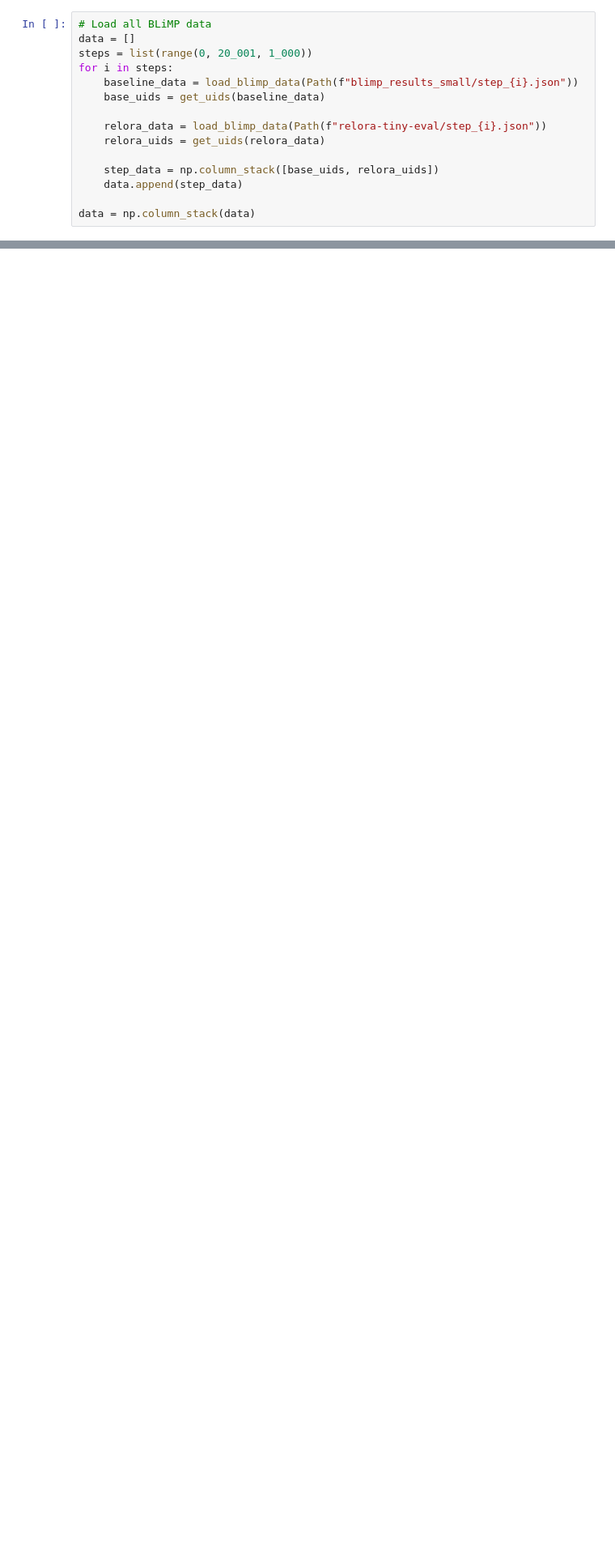
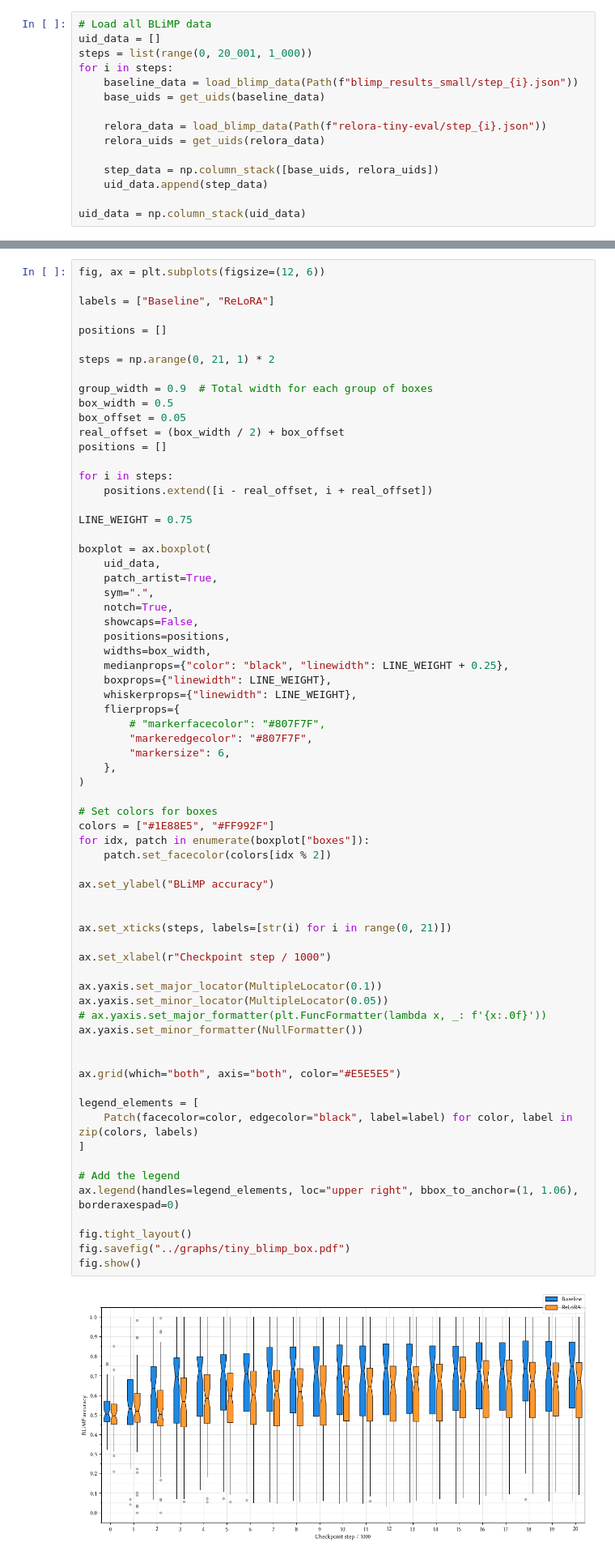
Before and after one commit to Yu-val-weiss/relora-pico, a Jupyter notebook: notebooks/blimp-plots.ipynb, the cells around one changed output, grey strips where cells are left out. Shown: that part at 81% size. Drawn from its saved outputs; the diff is of its cells as text; blank space fills up the shorter version.

Commit message:
update plots

```diff
--- a/notebooks/blimp-plots.ipynb
+++ b/notebooks/blimp-plots.ipynb
@@ -33,7 +33,7 @@ def get_uids(data: dict):
     return np.array(list(data["by_uid"].values()))
 # %%
 # Load all BLiMP data
-data = []
+uid_data = []
 steps = list(range(0, 20_001, 1_000))
 for i in steps:
     baseline_data = load_blimp_data(Path(f"blimp_results_small/step_{i}.json"))
@@ -43,6 +43,6 @@ for i in steps:
     relora_uids = get_uids(relora_data)
 
     step_data = np.column_stack([base_uids, relora_uids])
-    data.append(step_data)
+    uid_data.append(step_data)
 
-data = np.column_stack(data)
+uid_data = np.column_stack(uid_data)
@@ -114,0 +49,70 @@ fig.show()
+# %%
+fig, ax = plt.subplots(figsize=(12, 6))
+
+labels = ["Baseline", "ReLoRA"]
+
+positions = []
+
+steps = np.arange(0, 21, 1) * 2
+
+group_width = 0.9  # Total width for each group of boxes
+box_width = 0.5
+box_offset = 0.05
+real_offset = (box_width / 2) + box_offset
+positions = []
+
+for i in steps:
+    positions.extend([i - real_offset, i + real_offset])
+
+LINE_WEIGHT = 0.75
+
+boxplot = ax.boxplot(
+    uid_data,
+    patch_artist=True,
+    sym=".",
+    notch=True,
+    showcaps=False,
+    positions=positions,
+    widths=box_width,
+    medianprops={"color": "black", "linewidth": LINE_WEIGHT + 0.25},
+    boxprops={"linewidth": LINE_WEIGHT},
+    whiskerprops={"linewidth": LINE_WEIGHT},
+    flierprops={
+        # "markerfacecolor": "#807F7F",
+        "markeredgecolor": "#807F7F",
+        "markersize": 6,
+    },
+)
+
+# Set colors for boxes
+colors = ["#1E88E5", "#FF992F"]
+for idx, patch in enumerate(boxplot["boxes"]):
+    patch.set_facecolor(colors[idx % 2])
+
+ax.set_ylabel("BLiMP accuracy")
+
+
+ax.set_xticks(steps, labels=[str(i) for i in range(0, 21)])
+
+ax.set_xlabel(r"Checkpoint step / 1000")
+
+ax.yaxis.set_major_locator(MultipleLocator(0.1))
+ax.yaxis.set_minor_locator(MultipleLocator(0.05))
+# ax.yaxis.set_major_formatter(plt.FuncFormatter(lambda x, _: f'{x:.0f}'))
+ax.yaxis.set_minor_formatter(NullFormatter())
+
+
+ax.grid(which="both", axis="both", color="#E5E5E5")
+
+legend_elements = [
+    Patch(facecolor=color, edgecolor="black", label=label) for color, label in zip(colors, labels)
+]
+
+# Add the legend
+ax.legend(handles=legend_elements, loc="upper right", bbox_to_anchor=(1, 1.06), borderaxespad=0)
+
+fig.tight_layout()
+fig.savefig("../graphs/tiny_blimp_box.pdf")
+fig.show()
+# %% [output]
+[figure, added]
```
Also changed, not shown: parts of 4 cells of this notebook, 2 other files.
